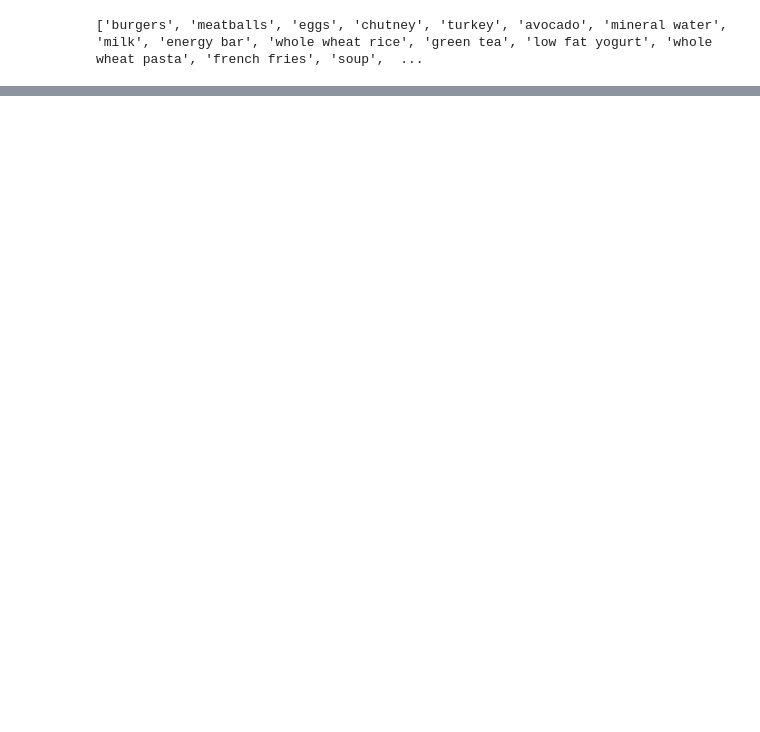
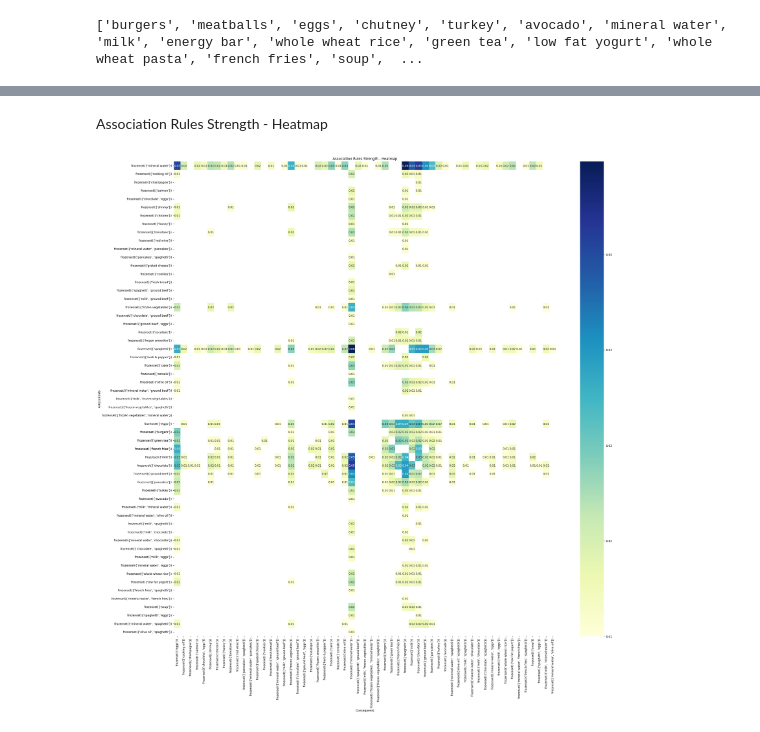
Before and after one commit to swastikbanerjee/ML_Lab, a Jupyter notebook: 2348566_Lab3.ipynb, the cells around one changed output, grey strips where cells are left out. Drawn from its saved outputs; the diff is of its cells as text; code cells hidden in the pictures; blank space fills up the shorter version.

```diff
--- a/2348566_Lab3.ipynb
+++ b/2348566_Lab3.ipynb
@@ -139,0 +153,3 @@ print(sorted_freq_itemset)
+# %%
+rulep = association_rules(freq_itemset, metric='lift', min_threshold=1)
+rulep
@@ -179,0 +264,13 @@ Best Choices are...
+# %% [markdown]
+Association Rules Strength - Heatmap
+# %%
+pivot_table = rulep.pivot_table(index='antecedents', columns='consequents', values='support')
+
+plt.figure(figsize=(30, 30))
+sns.heatmap(pivot_table, annot=True, cmap='YlGnBu', fmt='.2f')
+plt.title('Association Rules Strength - Heatmap')
+plt.xlabel('Consequents')
+plt.ylabel('Antecedents')
+plt.show()
+# %% [output]
+[figure, added]
```
Also changed, not shown: parts of 46 cells of this notebook.
